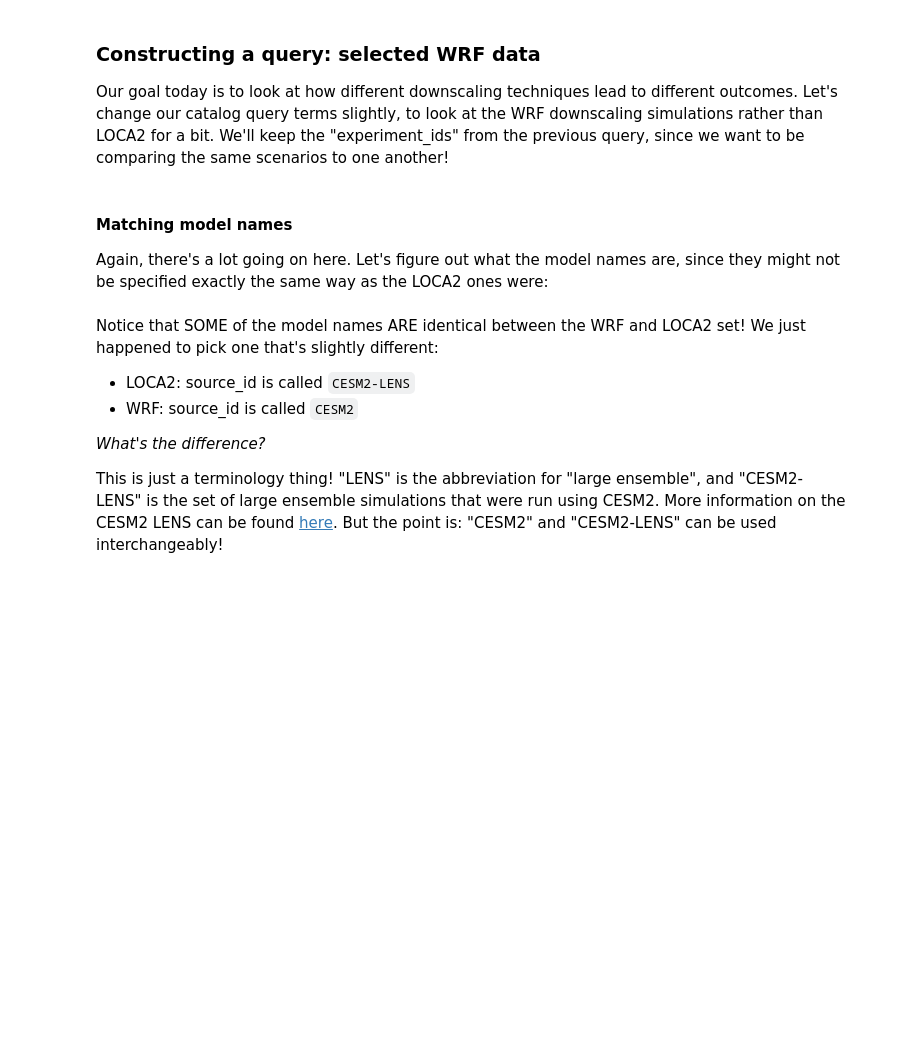
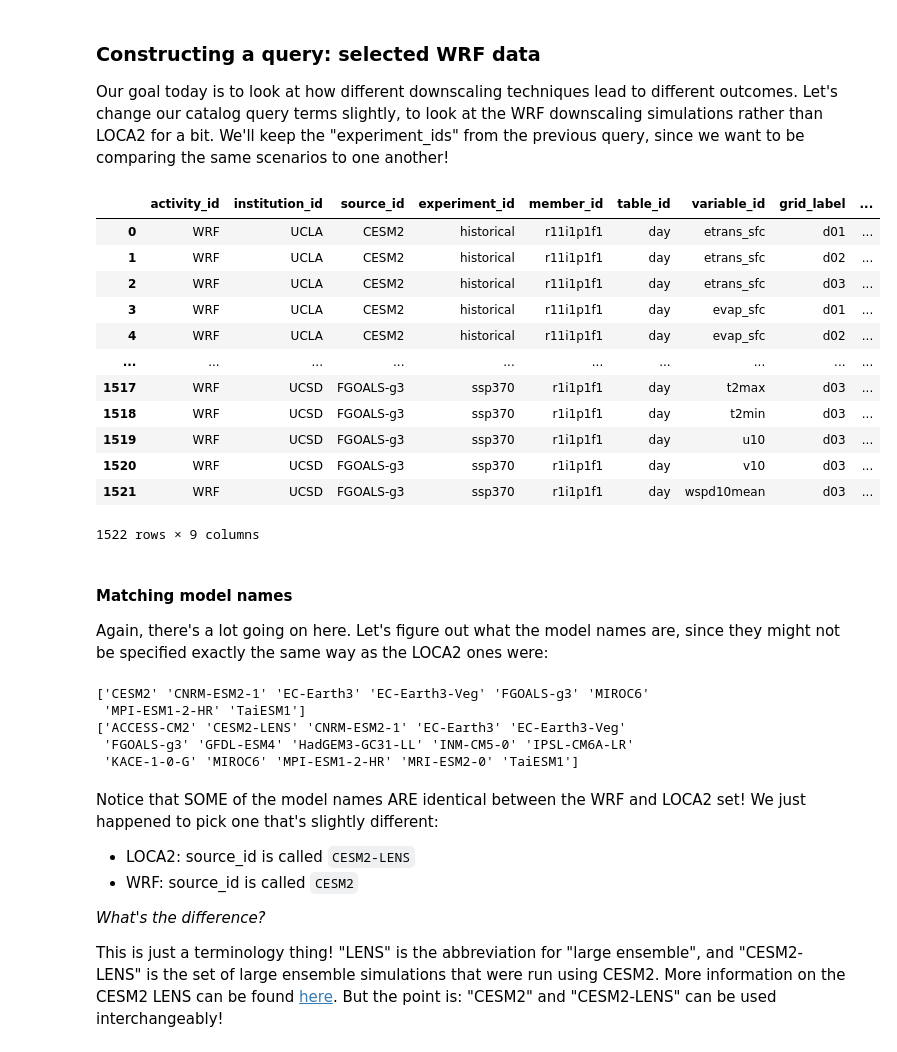
Before and after one commit to tommats00/Cal-Adapt-diagnostics, a Jupyter notebook: CodeAlong 1. Mapping Downscaled Products.ipynb, the cells around one changed output. Saved outputs shown, nothing was run; the diff lists cells and outputs as text; code cells hidden in the pictures; blank space fills up the shorter version.

```diff
--- a/CodeAlong 1. Mapping Downscaled Products.ipynb
+++ b/CodeAlong 1. Mapping Downscaled Products.ipynb
@@ -194,18 +253,45 @@ Our goal today is to look at how different downscaling techniques lead to differ
 # %%
 # Specify search terms to query catalog
 # activity_id: which downscaling technique do you want?
+activity_id = ['WRF']
 # %%
 # Search through catalog, store results
+wrf_res = catalog.search(activity_id = activity_id,
+                         experiment_id = experiment_ids,
+                         table_id = table_id)
 
 # Display data frame associated with results
+display(wrf_res.df)
+# %% [output]
+|  | activity_id | institution_id | source_id | experiment_id | member_id | table_id | variable_id | grid_label | ... |
+| 0 | WRF | UCLA | CESM2 | historical | r11i1p1f1 | day | etrans_sfc | d01 | ... |
+| 1 | WRF | UCLA | CESM2 | historical | r11i1p1f1 | day | etrans_sfc | d02 | ... |
+| 2 | WRF | UCLA | CESM2 | historical | r11i1p1f1 | day | etrans_sfc | d03 | ... |
+| 3 | WRF | UCLA | CESM2 | historical | r11i1p1f1 | day | evap_sfc | d01 | ... |
+| 4 | WRF | UCLA | CESM2 | historical | r11i1p1f1 | day | evap_sfc | d02 | ... |
+| ... | ... | ... | ... | ... | ... | ... | ... | ... | ... |
+| 1517 | WRF | UCSD | FGOALS-g3 | ssp370 | r1i1p1f1 | day | t2max | d03 | ... |
+| 1518 | WRF | UCSD | FGOALS-g3 | ssp370 | r1i1p1f1 | day | t2min | d03 | ... |
+| 1519 | WRF | UCSD | FGOALS-g3 | ssp370 | r1i1p1f1 | day | u10 | d03 | ... |
+| 1520 | WRF | UCSD | FGOALS-g3 | ssp370 | r1i1p1f1 | day | v10 | d03 | ... |
+| 1521 | WRF | UCSD | FGOALS-g3 | ssp370 | r1i1p1f1 | day | wspd10mean | d03 | ... |
+1522 rows × 9 columns
 # %% [markdown]
 #### **Matching model names**
 
 Again, there's a lot going on here. Let's figure out what the model names are, since they might not be specified exactly the same way as the LOCA2 ones were:
 # %%
 # Display unique models
+print(wrf_res.df.source_id.unique())
 
 # Compare them with the LOCA2 model list
+print(loca_res.df.source_id.unique())
+# %% [output]
+['CESM2' 'CNRM-ESM2-1' 'EC-Earth3' 'EC-Earth3-Veg' 'FGOALS-g3' 'MIROC6'
+ 'MPI-ESM1-2-HR' 'TaiESM1']
+['ACCESS-CM2' 'CESM2-LENS' 'CNRM-ESM2-1' 'EC-Earth3' 'EC-Earth3-Veg'
+ 'FGOALS-g3' 'GFDL-ESM4' 'HadGEM3-GC31-LL' 'INM-CM5-0' 'IPSL-CM6A-LR'
+ 'KACE-1-0-G' 'MIROC6' 'MPI-ESM1-2-HR' 'MRI-ESM2-0' 'TaiESM1']
 # %% [markdown]
 Notice that SOME of the model names ARE identical between the WRF and LOCA2 set! We just happened to pick one that's slightly different:
 - LOCA2: source_id is called `CESM2-LENS`
```
Also changed, not shown: parts of 16 cells of this notebook, 1 other file.
